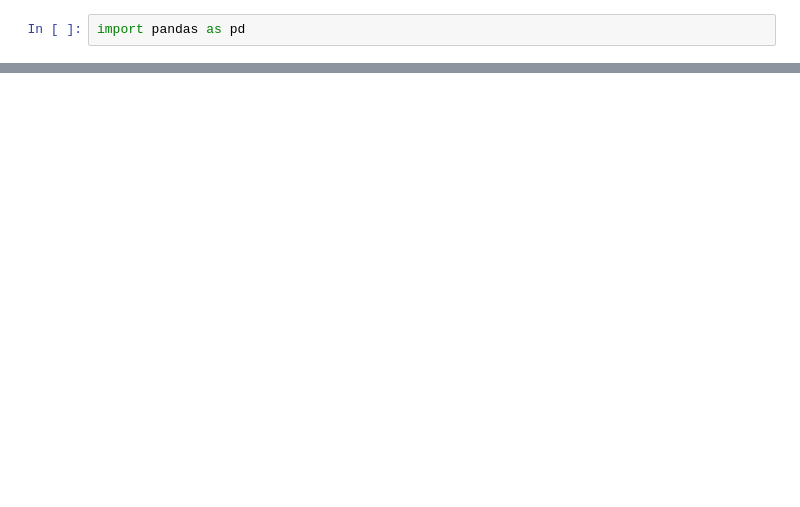
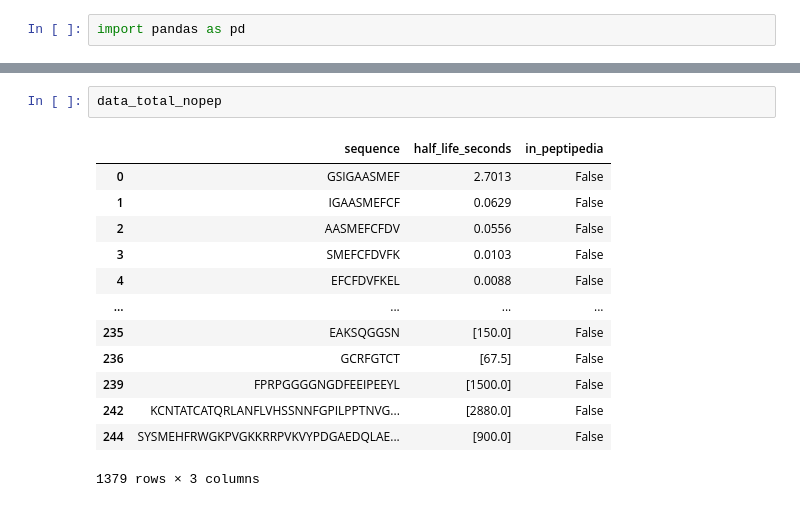
Before and after one commit to Jmartingar/Code, a Jupyter notebook: scripts/search_peptipedia.ipynb, the cells around one changed output, grey strips where cells are left out. Saved outputs shown, nothing was run; the diff lists cells and outputs as text; blank space fills up the shorter version.

```diff
--- a/scripts/search_peptipedia.ipynb
+++ b/scripts/search_peptipedia.ipynb
@@ -42,0 +73,16 @@ dataset_not_in_peptipedia
+# %%
+data_total_nopep
+# %% [output]
+|  | sequence | half_life_seconds | in_peptipedia |
+| 0 | GSIGAASMEF | 2.7013 | False |
+| 1 | IGAASMEFCF | 0.0629 | False |
+| 2 | AASMEFCFDV | 0.0556 | False |
+| 3 | SMEFCFDVFK | 0.0103 | False |
+| 4 | EFCFDVFKEL | 0.0088 | False |
+| ... | ... | ... | ... |
+| 235 | EAKSQGGSN | [150.0] | False |
+| 236 | GCRFGTCT | [67.5] | False |
+| 239 | FPRPGGGGNGDFEEIPEEYL | [1500.0] | False |
+| 242 | KCNTATCATQRLANFLVHSSNNFGPILPPTNVG... | [2880.0] | False |
+| 244 | SYSMEHFRWGKPVGKKRRPVKVYPDGAEDQLAE... | [900.0] | False |
+1379 rows × 3 columns
```
Also changed, not shown: parts of 18 cells of this notebook, 10 other files.
